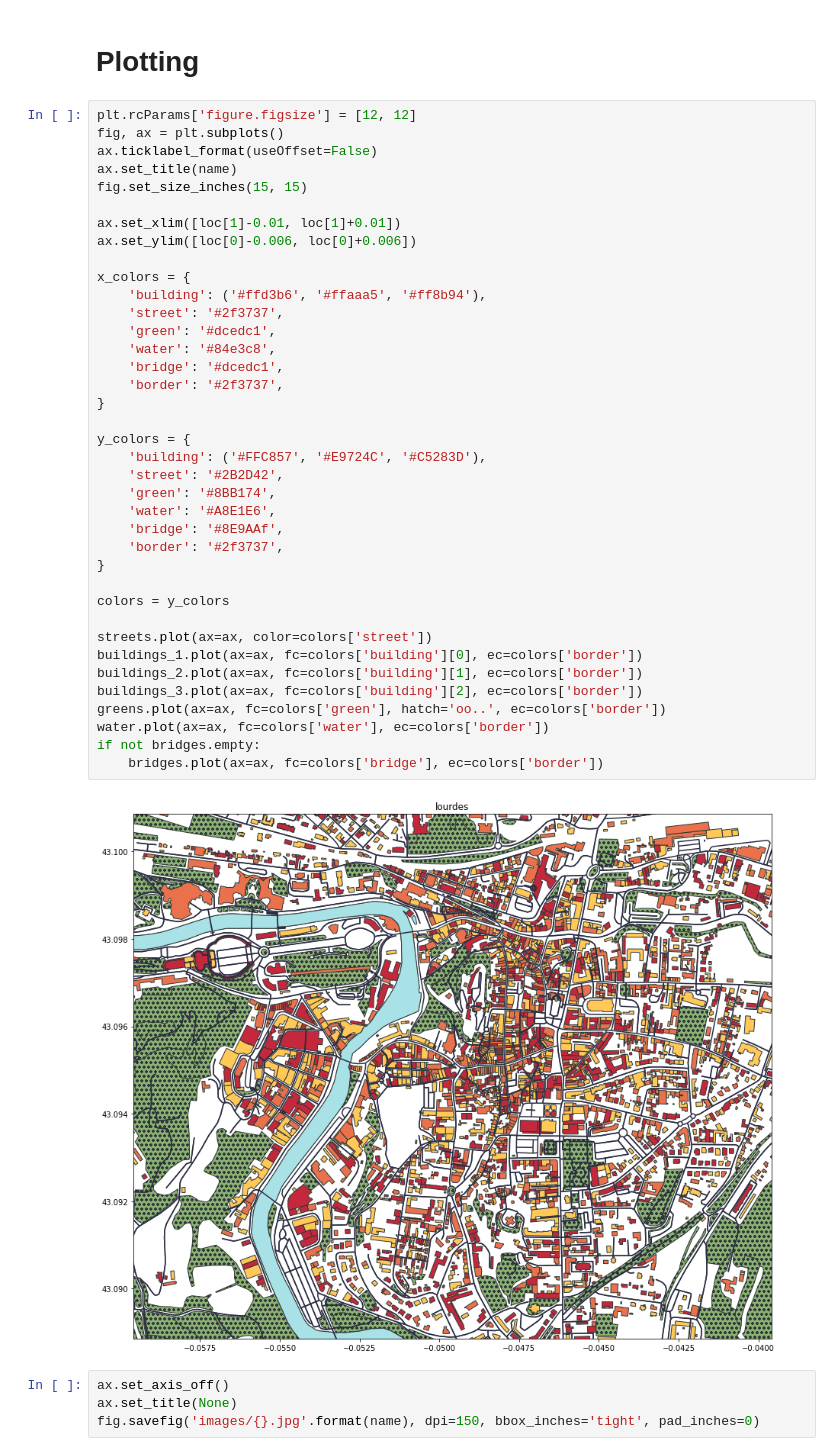
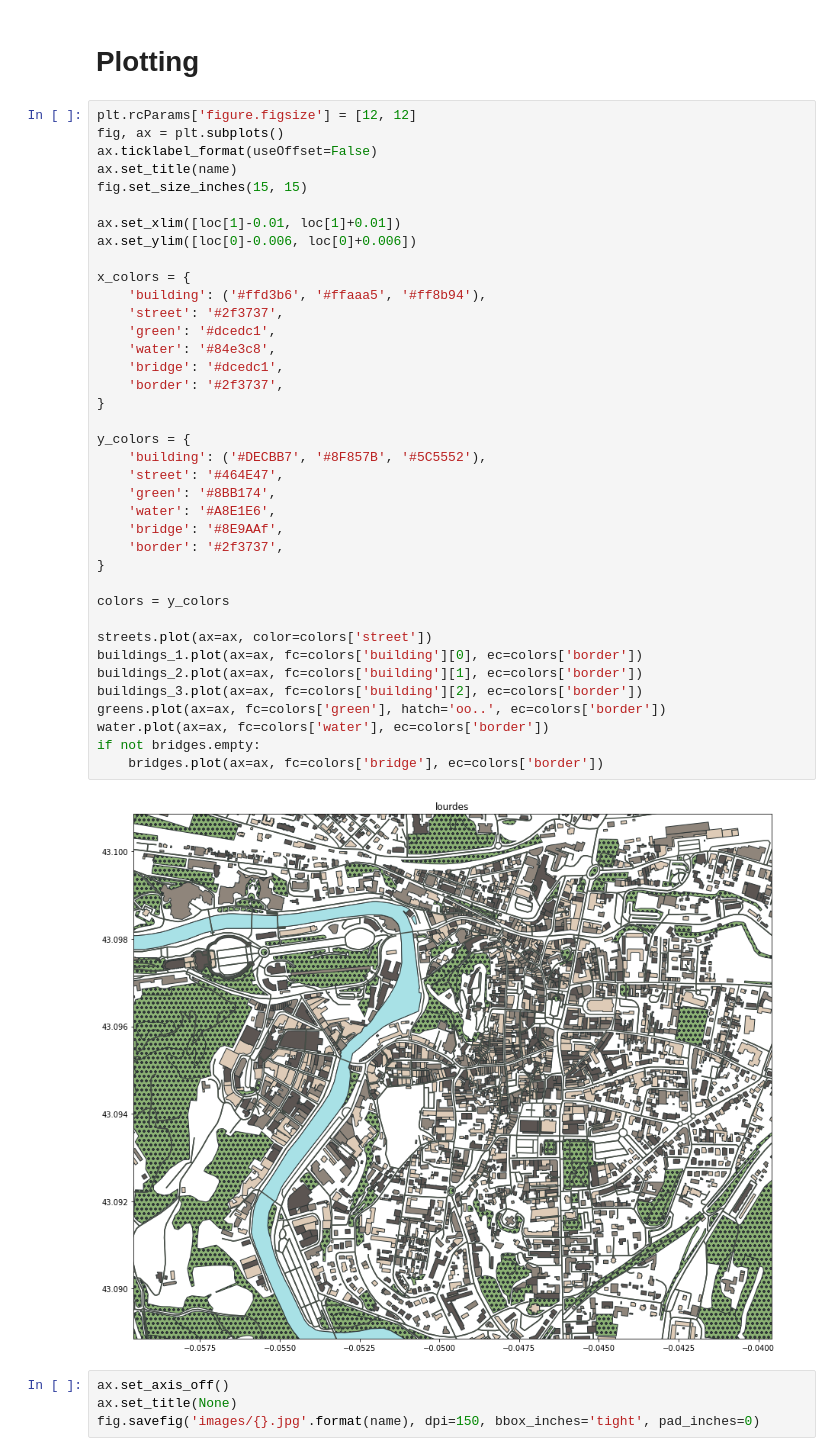
Before and after one commit to mkulke/osm-map-plotting, a Jupyter notebook: osm-map-plotting.ipynb, the cells around one changed output. Drawn from its saved outputs; the diff is of its cells as text.

```diff
--- a/osm-map-plotting.ipynb
+++ b/osm-map-plotting.ipynb
@@ -70,36 +70,36 @@ fig.set_size_inches(15, 15)
 ax.set_xlim([loc[1]-0.01, loc[1]+0.01])
 ax.set_ylim([loc[0]-0.006, loc[0]+0.006])
 
 x_colors = {
     'building': ('#ffd3b6', '#ffaaa5', '#ff8b94'),
     'street': '#2f3737',
     'green': '#dcedc1',
     'water': '#84e3c8',
     'bridge': '#dcedc1',
     'border': '#2f3737',
 }
 
 y_colors = {
-    'building': ('#FFC857', '#E9724C', '#C5283D'),
-    'street': '#2B2D42',
+    'building': ('#DECBB7', '#8F857B', '#5C5552'),
+    'street': '#464E47',
     'green': '#8BB174',
     'water': '#A8E1E6',
     'bridge': '#8E9AAf',
     'border': '#2f3737',
 }
 
 colors = y_colors
 
 streets.plot(ax=ax, color=colors['street'])
 buildings_1.plot(ax=ax, fc=colors['building'][0], ec=colors['border'])
 buildings_2.plot(ax=ax, fc=colors['building'][1], ec=colors['border'])
 buildings_3.plot(ax=ax, fc=colors['building'][2], ec=colors['border'])
 greens.plot(ax=ax, fc=colors['green'], hatch='oo..', ec=colors['border'])
 water.plot(ax=ax, fc=colors['water'], ec=colors['border'])
 if not bridges.empty:
     bridges.plot(ax=ax, fc=colors['bridge'], ec=colors['border'])
 # %% [output]
-[figure, old version]
+[figure, new version]
 # %%
 ax.set_axis_off()
 ax.set_title(None)
```
Also changed, not shown: 1 other file.
